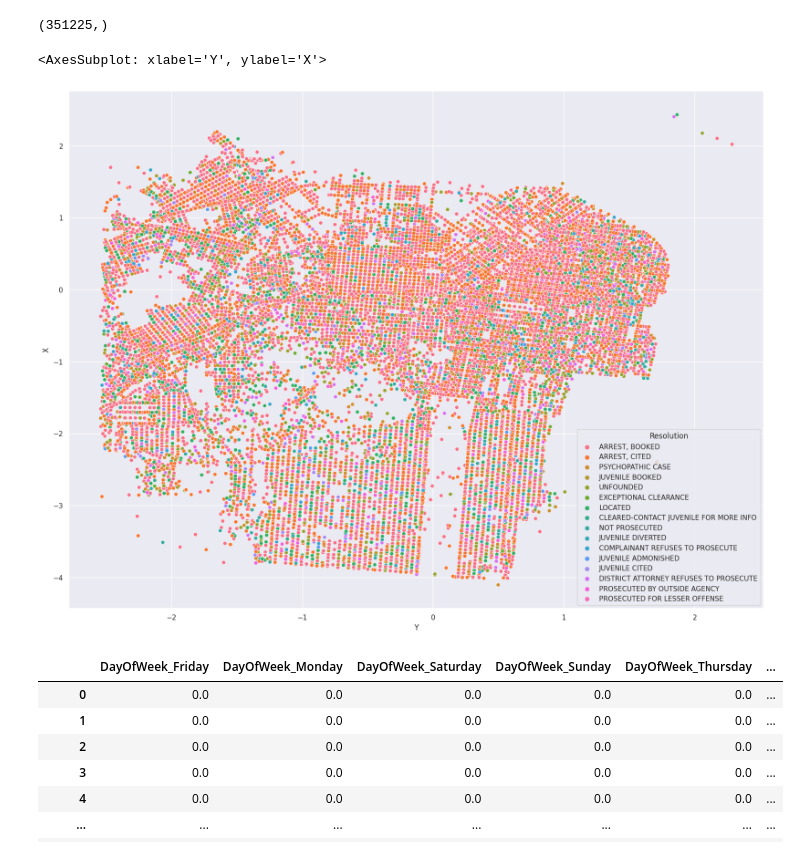
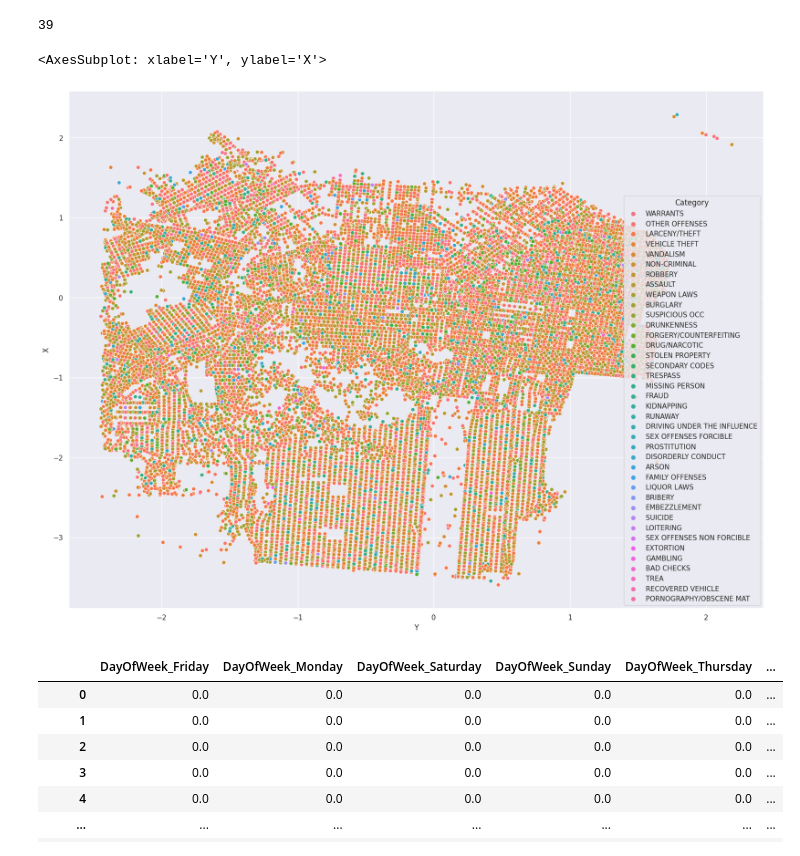
Before and after one commit to GeroVanMi/san-francisco-crime, a Jupyter notebook: src/exploration.ipynb, the cells around one changed output. Saved outputs shown, nothing was run; the diff lists cells and outputs as text; code cells hidden in the pictures.

```diff
--- a/src/exploration.ipynb
+++ b/src/exploration.ipynb
@@ -9,24 +9,24 @@ import seaborn as sns
 # %%
 data = pd.read_csv('../data/train.csv')
 
 # There seems to be invalid data that contains latitude = 90. (Which would be the North Pole)
 data = data[data['Y'] != 90]
-data = data[data['Resolution'] != 'NONE']
+data = data[data['Category'] != 'NONE']
 
-print(data['X'].shape)
+print(len(data['Category'].unique()))
 
 standard_scaler = StandardScaler()
 x = np.asarray(data['X']).reshape((-1, 1))
 y = np.asarray(data['Y']).reshape((-1, 1))
 data['X'] = StandardScaler().fit_transform(x)
 data['Y'] = StandardScaler().fit_transform(y)
 
 sns.set(rc={'figure.figsize': (20, 15)})
-sns.scatterplot(data, x='Y', y='X', hue='Resolution')
+sns.scatterplot(data, x='Y', y='X', hue='Category')
 # %% [output]
-(351225,)
+39
 <AxesSubplot: xlabel='Y', ylabel='X'>
-[figure, old version]
+[figure, new version]
 # %%
 data = pd.read_csv('../data/train.csv')
 
```
Also changed, not shown: parts of 1 cell of this notebook, 2 other files.
